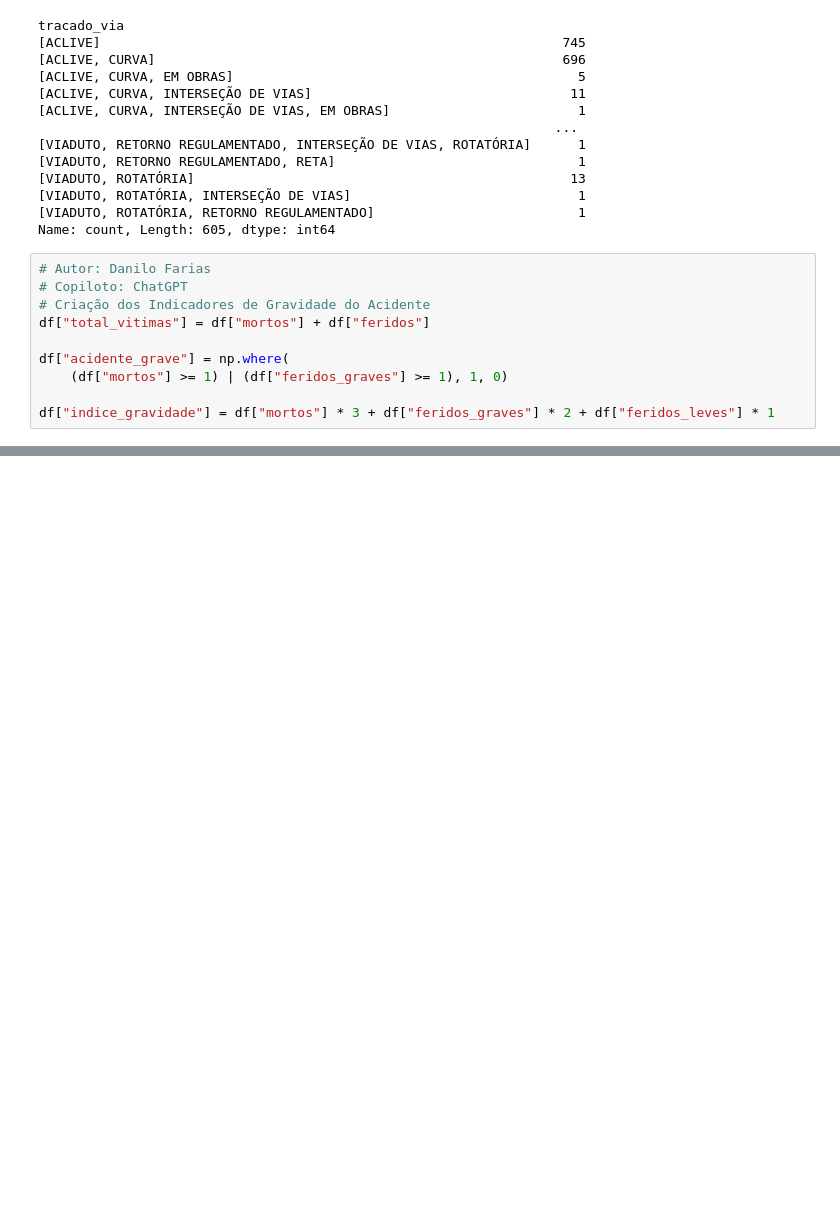
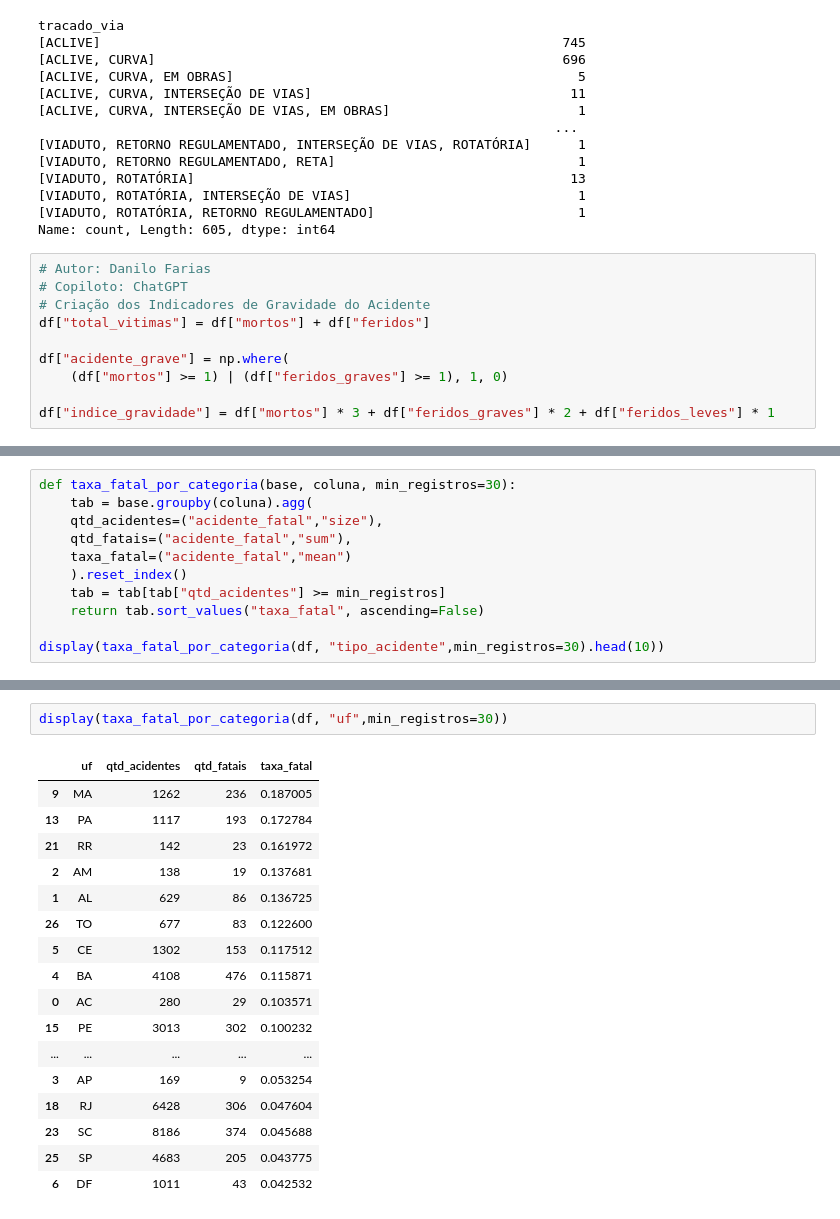
Before and after one commit to andrezlucas/FAP-2026-AnaliseDados, a Jupyter notebook: Projeto_PRF/notebooks/modulo04.ipynb, the cells around one changed output, grey strips where cells are left out. Drawn from its saved outputs; the diff is of its cells as text; blank space fills up the shorter version.

```diff
--- a/Projeto_PRF/notebooks/modulo04.ipynb
+++ b/Projeto_PRF/notebooks/modulo04.ipynb
@@ -507,0 +577,11 @@ df.head()
+# %%
+def taxa_fatal_por_categoria(base, coluna, min_registros=30):
+    tab = base.groupby(coluna).agg(
+    qtd_acidentes=("acidente_fatal","size"),
+    qtd_fatais=("acidente_fatal","sum"),
+    taxa_fatal=("acidente_fatal","mean")
+    ).reset_index()
+    tab = tab[tab["qtd_acidentes"] >= min_registros]
+    return tab.sort_values("taxa_fatal", ascending=False)
+
+display(taxa_fatal_por_categoria(df, "tipo_acidente",min_registros=30).head(10))
@@ -507,0 +634,20 @@ df.head()
+# %%
+display(taxa_fatal_por_categoria(df, "uf",min_registros=30))
+# %% [output]
+|  | uf | qtd_acidentes | qtd_fatais | taxa_fatal |
+| 9 | MA | 1262 | 236 | 0.187005 |
+| 13 | PA | 1117 | 193 | 0.172784 |
+| 21 | RR | 142 | 23 | 0.161972 |
+| 2 | AM | 138 | 19 | 0.137681 |
+| 1 | AL | 629 | 86 | 0.136725 |
+| 26 | TO | 677 | 83 | 0.122600 |
+| 5 | CE | 1302 | 153 | 0.117512 |
+| 4 | BA | 4108 | 476 | 0.115871 |
+| 0 | AC | 280 | 29 | 0.103571 |
+| 15 | PE | 3013 | 302 | 0.100232 |
+| ... | ... | ... | ... | ... |
+| 3 | AP | 169 | 9 | 0.053254 |
+| 18 | RJ | 6428 | 306 | 0.047604 |
+| 23 | SC | 8186 | 374 | 0.045688 |
+| 25 | SP | 4683 | 205 | 0.043775 |
+| 6 | DF | 1011 | 43 | 0.042532 |
```
Also changed, not shown: parts of 13 cells of this notebook, 3 other files.
